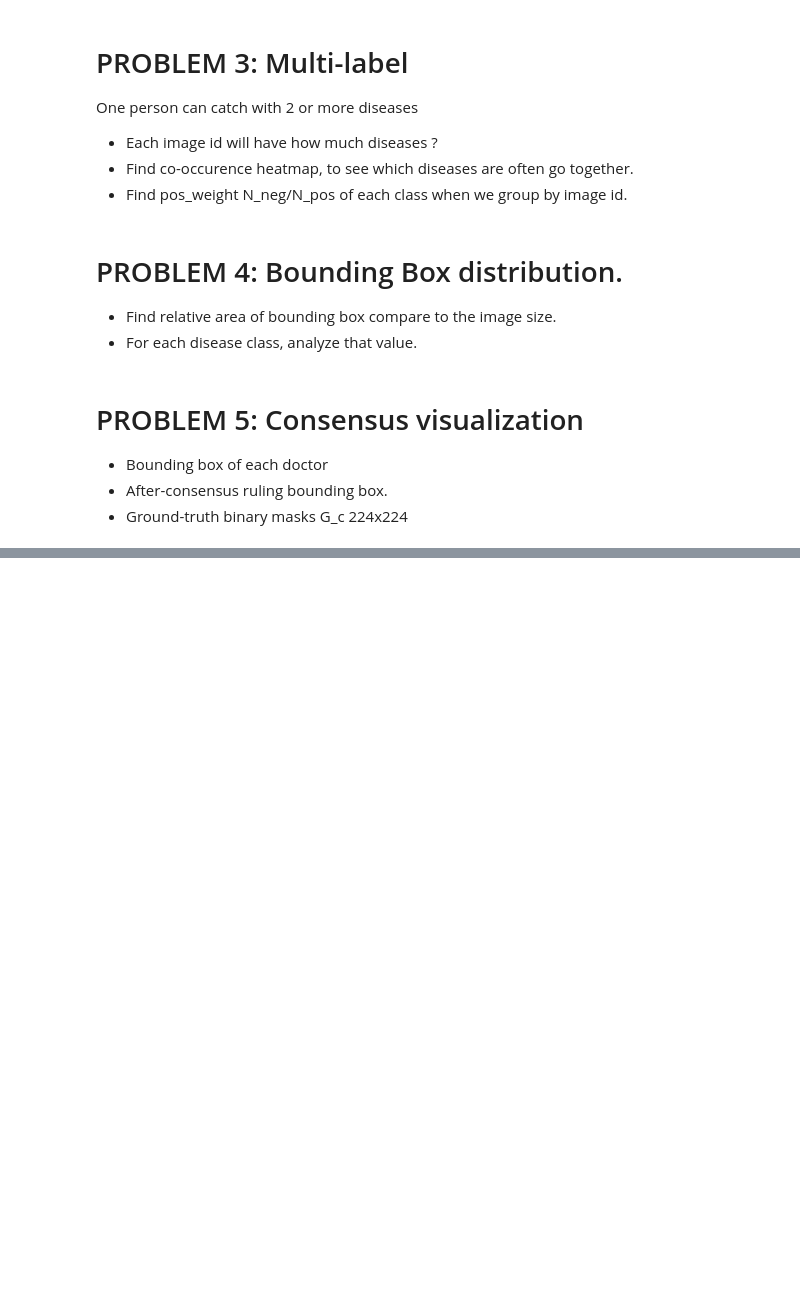
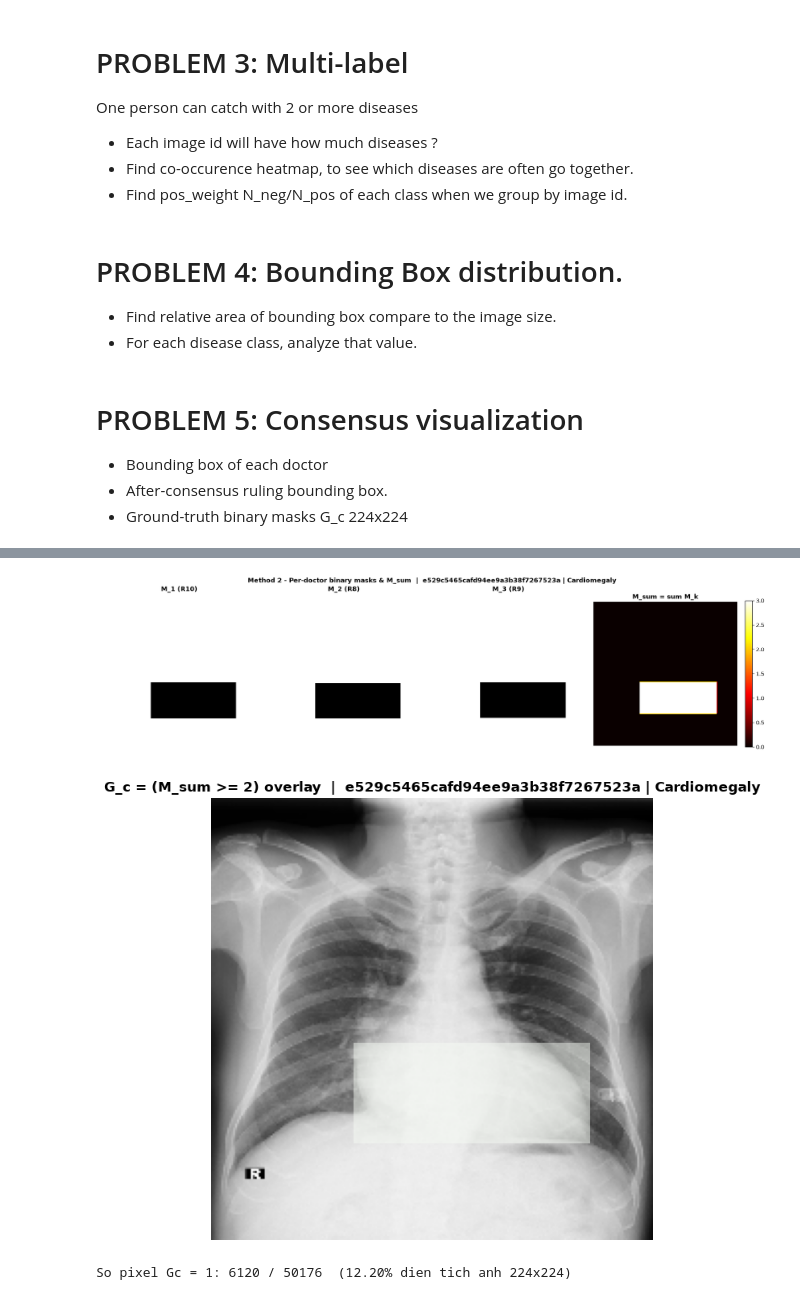
Before and after one commit to HuyDuongQuoc/DATH-HK261-explainable-cxr, a Jupyter notebook: notebooks/01_eda.ipynb, the cells around one changed output, grey strips where cells are left out. Drawn from its saved outputs; the diff is of its cells as text; code cells hidden in the pictures; blank space fills up the shorter version.

```diff
--- a/notebooks/01_eda.ipynb
+++ b/notebooks/01_eda.ipynb
@@ -443,0 +578,48 @@ One person can catch with 2 or more diseases
+# %%
+# ---------------- Method 2: Pixel-Level Consensus Masking ----------------
+MASK_SIZE = 224          # kich thuoc mask chuan (224x224)
+
+def boxes_to_mask(boxes, mask_size=MASK_SIZE, img_size=IMG_SIZE):
+    """Rasterize bbox thanh ma tran nhi phan Mk in {0,1}^(mask_size x mask_size)."""
+    mask = np.zeros((mask_size, mask_size), dtype=int)
+    s = mask_size / img_size
+    for rad, b in boxes:
+        x_min, y_min, x_max, y_max = [int(round(v * s)) for v in b]
+        mask[y_min:y_max, x_min:x_max] += 1
+    return mask
+
+M_k = [boxes_to_mask([b]) for b in boxes]          # Mk cua tung bac si
+Msum = sum(M_k)                                    # Msum(x, y) = sum_k Mk(x, y)
+Gc = (Msum >= 2).astype(int)                       # majority vote: Gc = 1 <=> Msum >= 2
+
+# Figure 2: 3 mask rieng le + heatmap Msum
+fig, axes = plt.subplots(1, 4, figsize=(18, 5))
+for idx, (rad, b) in enumerate(boxes):
+    axes[idx].imshow(M_k[idx], cmap="Greys", interpolation="nearest")
+    axes[idx].set_title(f"M_{idx+1} ({rad})", fontweight="bold")
+    axes[idx].axis("off")
+im = axes[3].imshow(Msum, cmap="hot", interpolation="nearest")
+axes[3].set_title("M_sum = sum M_k", fontweight="bold")
+axes[3].axis("off")
+fig.colorbar(im, ax=axes[3], fraction=0.046)
+fig.suptitle(f"Method 2 - Per-doctor binary masks & M_sum  |  {IMG_ID} | {CLASS_NAME}", fontweight="bold")
+plt.tight_layout()
+plt.show()
+
+# Figure 3: Gc (majority vote) overlay len anh resize 224
+img224 = cv2.resize(cv2.cvtColor(cv2.imread(str(TRAIN_DIR / f"{IMG_ID}.jpg")), cv2.COLOR_BGR2RGB),
+                    (MASK_SIZE, MASK_SIZE))
+fig, ax = plt.subplots(figsize=(6, 6))
+ax.imshow(img224)
+ax.imshow(np.ma.masked_where(Gc == 0, Gc), cmap="Greens", alpha=0.5, interpolation="nearest")
+ax.set_title(f"G_c = (M_sum >= 2) overlay  |  {IMG_ID} | {CLASS_NAME}", fontweight="bold")
+ax.axis("off")
+plt.tight_layout()
+plt.show()
+
+print(f"So pixel Gc = 1: {int(Gc.sum())} / {MASK_SIZE * MASK_SIZE}  "
+      f"({Gc.mean() * 100:.2f}% dien tich anh 224x224)")
+# %% [output]
+[figure, added]
+[figure, added]
+So pixel Gc = 1: 6120 / 50176  (12.20% dien tich anh 224x224)
```
Also changed, not shown: parts of 3 cells of this notebook, 4 other files.
